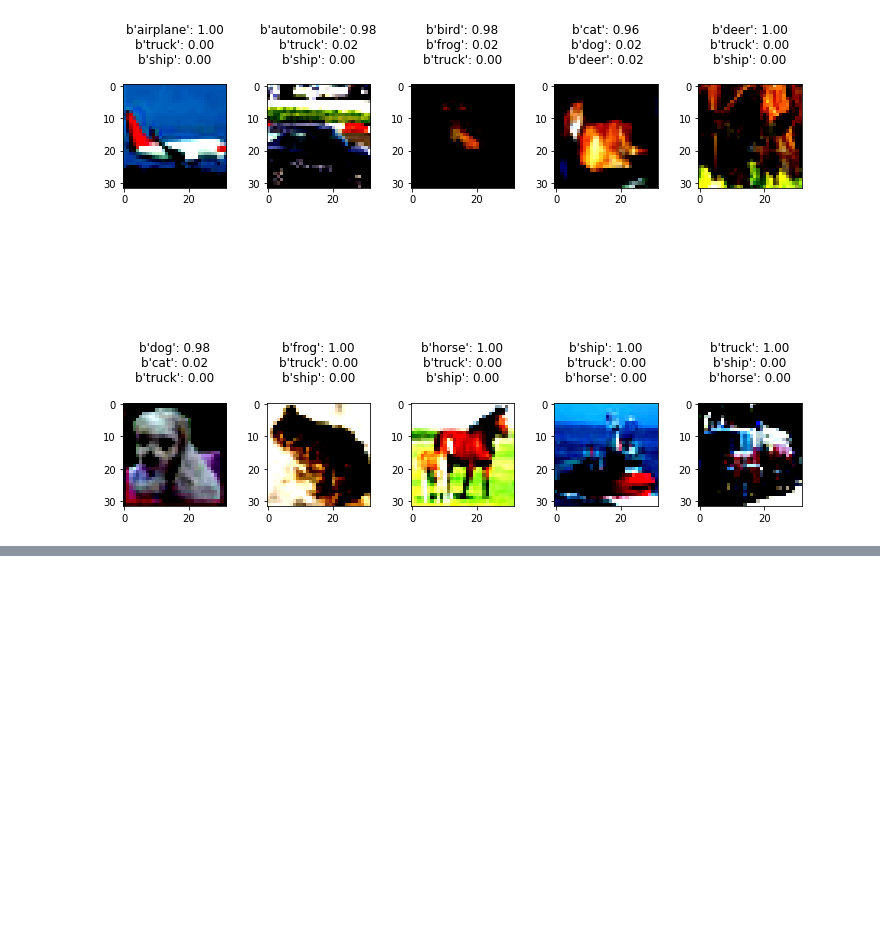
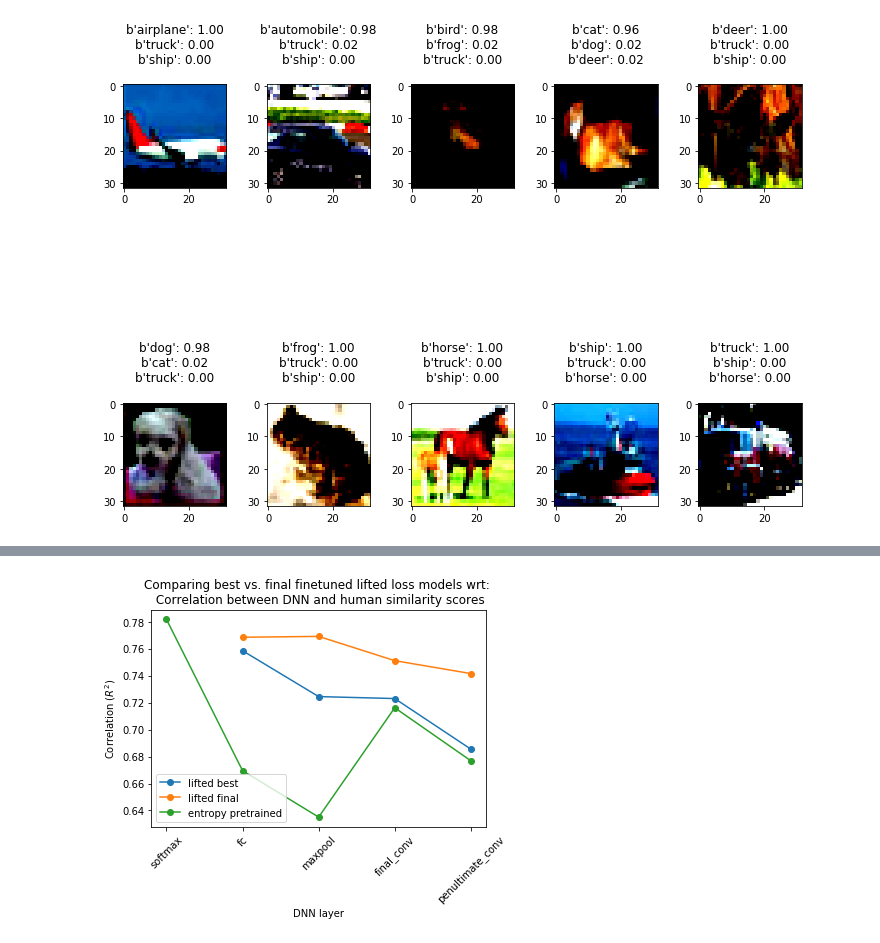
Before and after one commit to slala2121/Triplet-net-keras, a Jupyter notebook: cifar10_vgg.ipynb, the cells around one changed output, grey strips where cells are left out. Drawn from its saved outputs; the diff is of its cells as text; code cells hidden in the pictures; blank space fills up the shorter version.

```diff
--- a/cifar10_vgg.ipynb
+++ b/cifar10_vgg.ipynb
@@ -1007,0 +1060,21 @@ array([0.76856798, 0.76921244, 0.75120375, 0.74162117])
+# %%
+# comparison of the earlier/later models
+
+corr_scores=np.load(os.path.join(prefix_model_path,'lifted_vgg_True_0.0001_saved_models','best_corr_coeff_by_layer.npy'))
+plt.plot(np.arange(1,len(layer_names_by_indices)),corr_scores,label='lifted best',marker='o')
+
+corr_scores=np.load(os.path.join(prefix_model_path,'lifted_vgg_True_0.0001_saved_models','final_corr_coeff_by_layer.npy'))
+plt.plot(np.arange(1,len(layer_names_by_indices)),corr_scores,label='lifted final',marker='o')
+
+corr_scores=np.load(os.path.join(prefix_model_path,'pretrained_vgg','final_corr_coeff_by_layer.npy'))
+plt.plot(np.arange(len(layer_names_by_indices)),corr_scores,label='entropy pretrained',marker='o')
+
+plt.title('Comparing best vs. final finetuned lifted loss models wrt: \n Correlation between DNN and human similarity scores')
+plt.xlabel('DNN layer')
+plt.xticks(np.arange(len(layer_names_by_indices)),layer_names_by_indices,rotation=45)
+plt.ylabel('Correlation ($R^{2}$)')
+plt.legend(loc='lower left')
+
+plt.savefig(os.path.join(prefix_model_path,'best_vs_final_model_corr_score_by_layer_comparison'))
+# %% [output]
+[figure, added]
```
Also changed, not shown: parts of 15 cells of this notebook.
